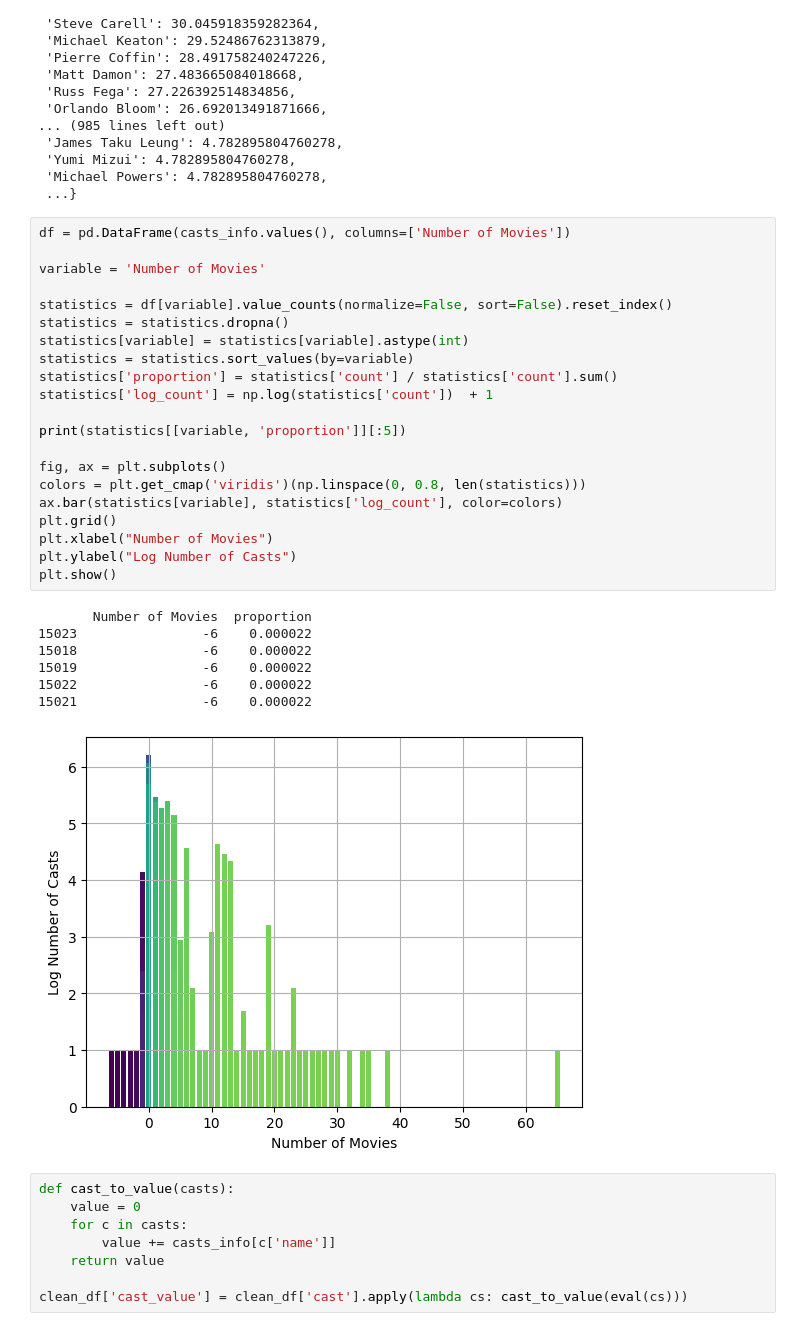
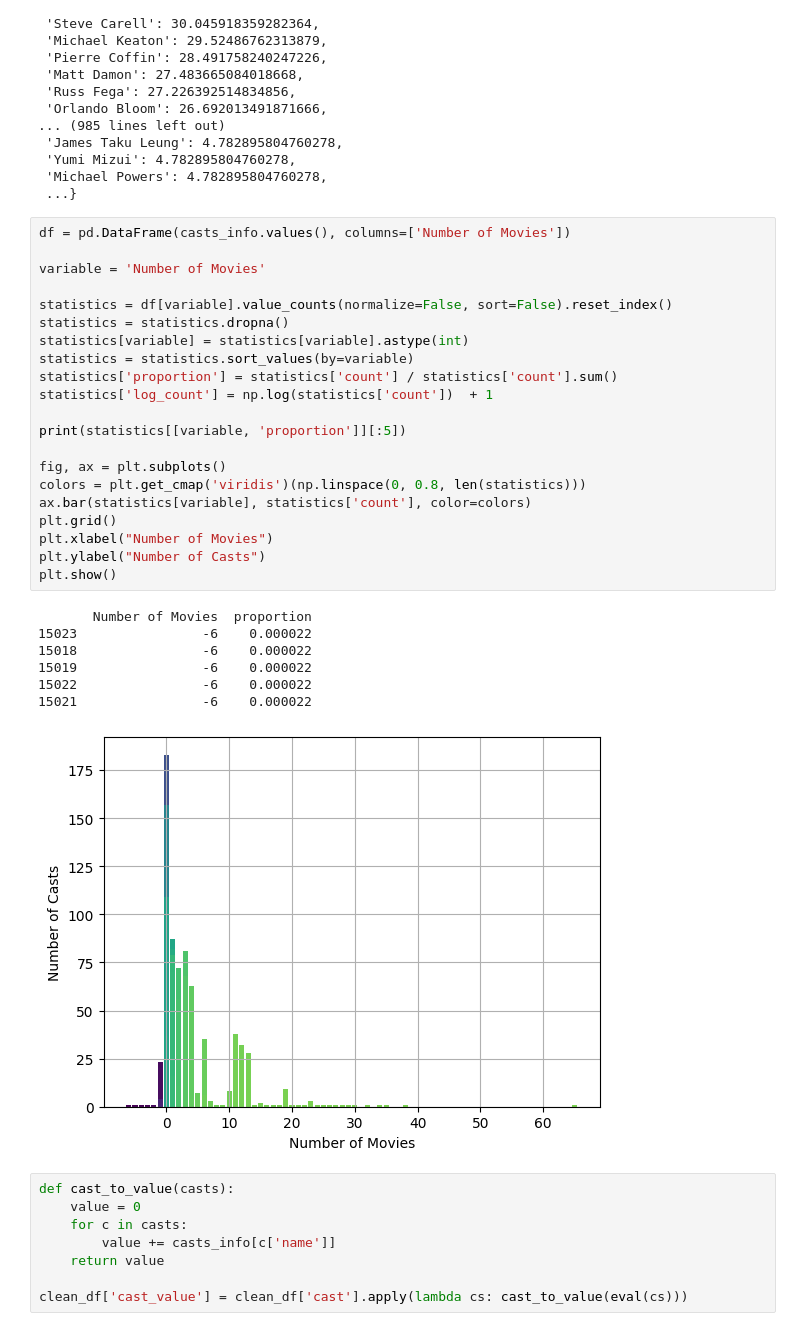
Before and after one commit to mostafamoradipour/MovieRecommenderSystem, a Jupyter notebook: tmdb_movie.ipynb, the cells around one changed output. Saved outputs shown, nothing was run; the diff lists cells and outputs as text.

```diff
--- a/tmdb_movie.ipynb
+++ b/tmdb_movie.ipynb
@@ -316,32 +316,32 @@ casts_info
 # %%
 df = pd.DataFrame(casts_info.values(), columns=['Number of Movies'])
 
 variable = 'Number of Movies'
 
 statistics = df[variable].value_counts(normalize=False, sort=False).reset_index()
 statistics = statistics.dropna()
 statistics[variable] = statistics[variable].astype(int)
 statistics = statistics.sort_values(by=variable)
 statistics['proportion'] = statistics['count'] / statistics['count'].sum()
 statistics['log_count'] = np.log(statistics['count'])  + 1
 
 print(statistics[[variable, 'proportion']][:5])
 
 fig, ax = plt.subplots()
 colors = plt.get_cmap('viridis')(np.linspace(0, 0.8, len(statistics)))
-ax.bar(statistics[variable], statistics['log_count'], color=colors)
+ax.bar(statistics[variable], statistics['count'], color=colors)
 plt.grid()
 plt.xlabel("Number of Movies")
-plt.ylabel("Log Number of Casts")
+plt.ylabel("Number of Casts")
 plt.show()
 # %% [output]
        Number of Movies  proportion
 15023                -6    0.000022
 15018                -6    0.000022
 15019                -6    0.000022
 15022                -6    0.000022
 15021                -6    0.000022
-[figure, old version]
+[figure, new version]
 # %%
 def cast_to_value(casts):
     value = 0
```
Also changed, not shown: parts of 14 cells of this notebook, 2 other files.
